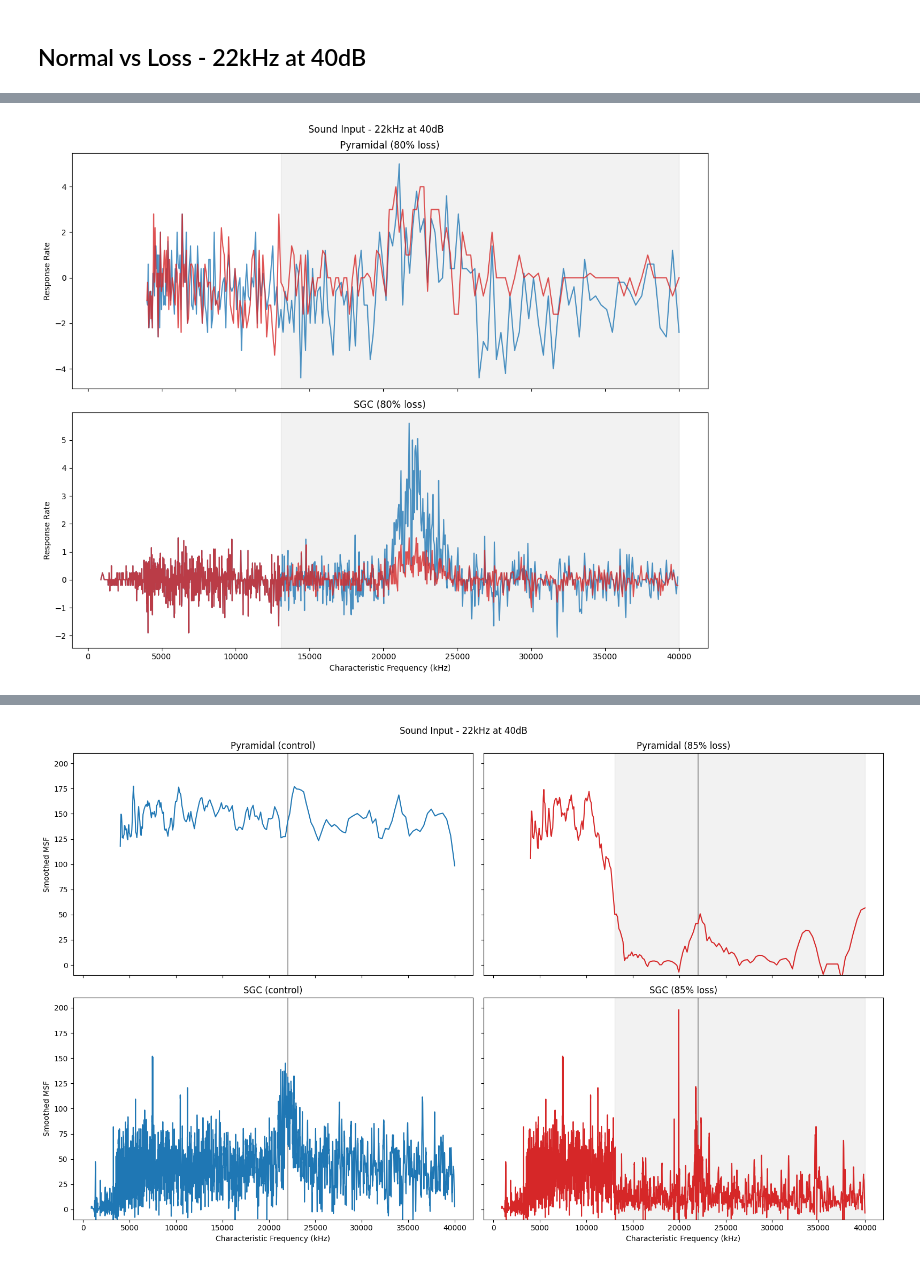
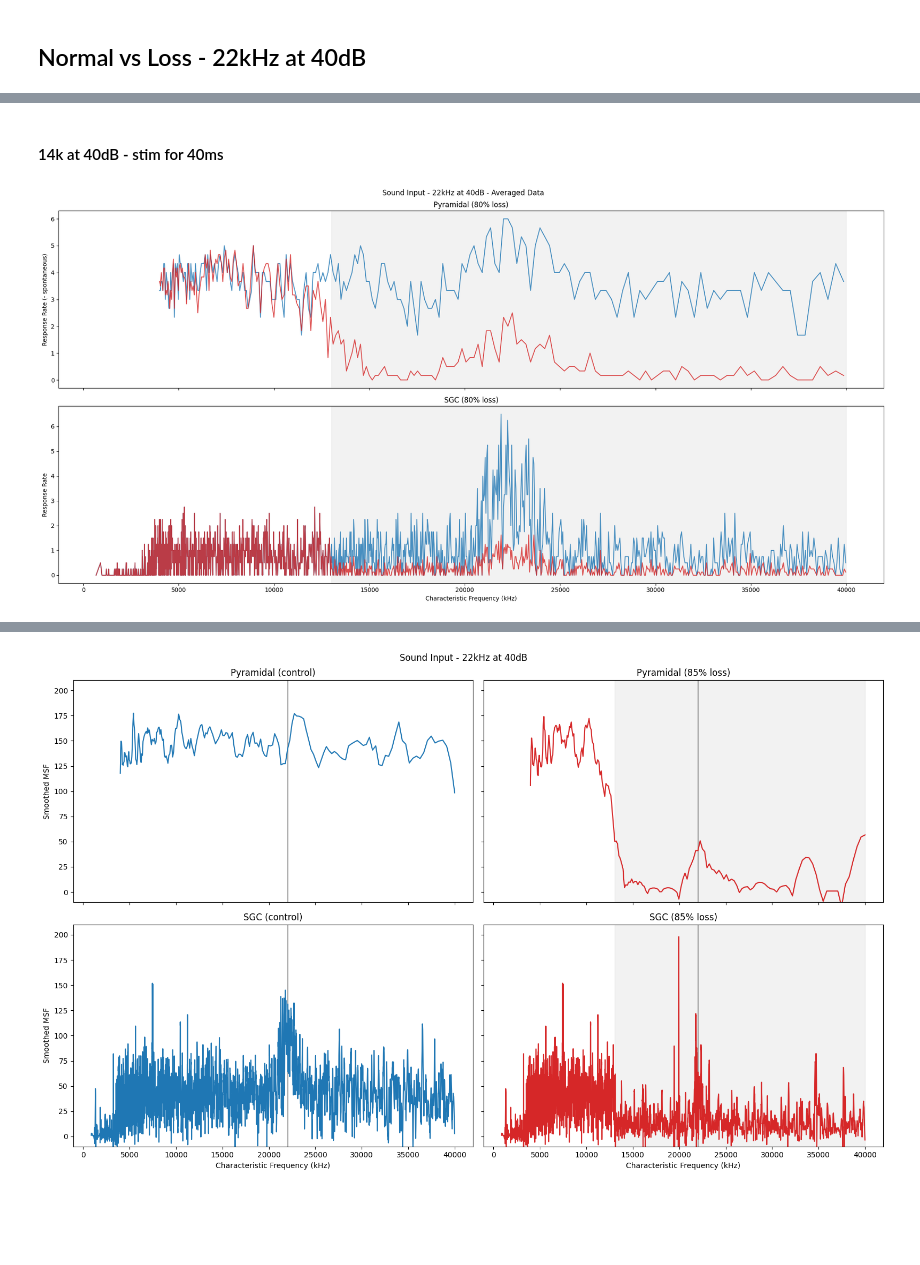
Before and after one commit to kedoxey/DCN_model, a Jupyter notebook: notebooks/cnmodel_sgc_rates.ipynb, the cells around one changed output, grey strips where cells are left out. Cells and saved outputs as stored; diff of their text form; code cells hidden in the pictures; blank space fills up the shorter version.

```diff
--- a/notebooks/cnmodel_sgc_rates.ipynb
+++ b/notebooks/cnmodel_sgc_rates.ipynb
@@ -559,0 +445,11 @@ fig.tight_layout()
+# %%
+stimpar = {
+    "dur": 0.26,
+    "pip": 0.1,
+    "start": [0.1],
+    "baseline": [50, 100],
+    "response": [100, 200],
+}
+
+input_freq = 22e3
+input_level = 60
@@ -560,88 +660,99 @@ fig.tight_layout()
+# %% [markdown]
+#### 14k at 40dB - stim for 40ms
 # %%
-results = pickle.load(open('/home/kedoxey/DCN_model/output/response_maps-network/213cfs_1dbs_22000if_1cpb_1nreps/results_df.pkl', 'rb'))
-pyr_ids_per_band = pickle.load(open('/home/kedoxey/DCN_model/output/response_maps-network/213cfs_1dbs_22000if_1cpb_1nreps/pyramidal_ids_per_band.pkl', 'rb'))
+n_cfs = 665
+n_reps = 2
+
+results = pickle.load(open(f'/home/kedoxey/DCN_model/output/response_maps-network/{n_cfs}cfs_1dbs_22000if_1cpb_{n_reps}nreps/results_df.pkl', 'rb'))
+pyr_ids_per_band = pickle.load(open(f'/home/kedoxey/DCN_model/output/response_maps-network/{n_cfs}cfs_1dbs_22000if_1cpb_{n_reps}nreps/pyramidal_ids_per_band.pkl', 'rb'))
+freqs = list(pyr_ids_per_band.keys())
 pyr_spont_rates = get_spontaneous_rate('pyramidal', results)
 sgc_spont_rates = get_spontaneous_rate('sgc', results)
-pyr_resp_spikes = get_cell_nspikes('pyramidal', results, stimpar['response'])
-sgc_resp_spikes = get_cell_nspikes('sgc', results, stimpar['response'])
+pyr_ids, pyr_resp_spikes = get_cell_nspikes('pyramidal', results, stimpar['response'])
+sgc_ids, sgc_resp_spikes = get_cell_nspikes('sgc', results, stimpar['response'])
 
 loss_frac = 80
-results_loss = pickle.load(open(f'/home/kedoxey/DCN_model/output/response_maps-network_13000loss-m1_{loss_frac}/213cfs_1dbs_22000if_1cpb_1nreps/results_df.pkl', 'rb'))
-pyr_ids_per_band = pickle.load(open(f'/home/kedoxey/DCN_model/output/response_maps-network_13000loss-m1_{loss_frac}/213cfs_1dbs_22000if_1cpb_1nreps/pyramidal_ids_per_band.pkl', 'rb'))
+results_loss = pickle.load(open(f'/home/kedoxey/DCN_model/output/response_maps-network_13000loss-m1_{loss_frac}/{n_cfs}cfs_1dbs_22000if_1cpb_{n_reps}nreps/results_df.pkl', 'rb'))
+pyr_ids_per_band = pickle.load(open(f'/home/kedoxey/DCN_model/output/response_maps-network_13000loss-m1_{loss_frac}/{n_cfs}cfs_1dbs_22000if_1cpb_{n_reps}nreps/pyramidal_ids_per_band.pkl', 'rb'))
+freqs_loss = list(pyr_ids_per_band.keys())
 pyr_spont_rates_loss = get_spontaneous_rate('pyramidal', results_loss)
 sgc_spont_rates_loss = get_spontaneous_rate('sgc', results_loss)
-pyr_resp_spikes_loss = get_cell_nspikes('pyramidal', results_loss, stimpar['response'])
-sgc_resp_spikes_loss = get_cell_nspikes('sgc', results_loss, stimpar['response'])
+pyr_ids_loss, pyr_resp_spikes_loss = get_cell_nspikes('pyramidal', results_loss, stimpar['response'])
+sgc_ids_loss, sgc_resp_spikes_loss = get_cell_nspikes('sgc', results_loss, stimpar['response'])
 
-fig, axs = plt.subplots(2,1,figsize=(12,10), sharex=True)  #, sharey=True)
+fig, axs = plt.subplots(2,1,figsize=(20,10), sharex=True)  #, sharey=True)
 axs = axs.ravel()
 
 
+win_length = 10
+polyorder = 3
 # axs[0].plot(freqs, n_spikes, color='tab:blue', zorder=12)
 # axs[0].plot(freqs, savgol_filter(n_spikes, 10, 3), color='tab:red', zorder=13)
 # axs[0].set_ylabel('Number of Spikes')
 # - sgc_spont_rates*(stimpar['response'][1] - stimpar['response'][0])
 nth_avg = 4
-n_spikes = sgc_resp_spikes- sgc_spont_rates*(stimpar['response'][1] - stimpar['response'][0])
+n_spikes = sgc_resp_spikes - 0*(stimpar['response'][1] - stimpar['response'][0])
 avg_n_spikes = ((n_spikes + np.roll(n_spikes,1))/nth_avg)[1::nth_avg]
 axs[1].plot(sgc_cfs[sgc_ids[0::nth_avg]],  avg_n_spikes, color='tab:blue', zorder=13, alpha=0.8)
 # axs[1].plot(sgc_cfs[sgc_ids], savgol_filter(sgc_resp_spikes- sgc_spont_rates*(stimpar['response'][1] - stimpar['response'][0]), win_length, 3) , color='tab:blue', zorder=13, alpha=0.8)
-# axs[1].plot(sgc_cfs[sgc_ids], sgc_resp_spikes- sgc_spont_rates*(stimpar['response'][1] - stimpar['response'][0]) , color='tab:blue', zorder=13, alpha=0.8)
+# axs[1].plot(sgc_cfs[sgc_ids], savgol_filter(sgc_resp_spikes, win_length, polyorder) , color='tab:blue', zorder=13, alpha=0.8)
+# axs[1].plot(sgc_cfs[sgc_ids], sgc_resp_spikes - sgc_spont_rates*(stimpar['response'][1] - stimpar['response'][0]) , color='tab:blue', zorder=13, alpha=0.8)
 axs[1].set_title('SGC (control)')
 
-n_spikes = sgc_resp_spikes_loss- sgc_spont_rates_loss*(stimpar['response'][1] - stimpar['response'][0])
+n_spikes = sgc_resp_spikes_loss - 0*(stimpar['response'][1] - stimpar['response'][0])
 avg_n_spikes = ((n_spikes + np.roll(n_spikes,1))/nth_avg)[1::nth_avg]
 axs[1].plot(sgc_cfs[sgc_ids[0::nth_avg]],  avg_n_spikes, color='tab:red', zorder=13, alpha=0.8)
 # - sgc_spont_rates_loss*(stimpar['response'][1] - stimpar['response'][0])
 # axs[1].plot(sgc_cfs[sgc_ids_loss], savgol_filter(sgc_resp_spikes_loss- sgc_spont_rates_loss*(stimpar['response'][1] - stimpar['response'][0]), win_length, 3) , color='tab:red', zorder=13, alpha=0.8)
-# axs[1].plot(sgc_cfs[sgc_ids_loss], sgc_resp_spikes_loss- sgc_spont_rates_loss*(stimpar['response'][1] - stimpar['response'][0]) , color='tab:red', zorder=13, alpha=0.8)
+# axs[1].plot(sgc_cfs[sgc_ids_loss], savgol_filter(sgc_resp_spikes_loss, win_length, polyorder) , color='tab:red', zorder=13, alpha=0.8)
+# axs[1].plot(sgc_cfs[sgc_ids_loss], sgc_resp_spikes_loss - sgc_spont_rates_loss*(stimpar['response'][1] - stimpar['response'][0]) , color='tab:red', zorder=13, alpha=0.8)
 axs[1].set_title(f"SGC ({loss_frac}% loss)")
 
-win_length = 40
-polyorder = 3
-# nth_avg = 1
-# n_spikes = pyr_resp_spikes- pyr_spont_rates*(stimpar['response'][1] - stimpar['response'][0])
-# avg_n_spikes = ((n_spikes + np.roll(n_spikes,1))/nth_avg)[1::nth_avg]
-# axs[0].plot(freqs[0::nth_avg], avg_n_spikes, color='tab:blue', zorder=13, alpha=0.8)
+nth_avg = 3
+n_spikes = pyr_resp_spikes - 0*(stimpar['response'][1] - stimpar['response'][0])
+avg_n_spikes = ((n_spikes + np.roll(n_spikes,1))/nth_avg)[1::nth_avg]
+axs[0].plot(freqs[0::nth_avg], avg_n_spikes, color='tab:blue', zorder=13, alpha=0.8)
 # - pyr_spont_rates*(stimpar['response'][1] - stimpar['response'][0])
 # axs[0].plot(freqs, savgol_filter(pyr_resp_spikes- pyr_spont_rates*(stimpar['response'][1] - stimpar['response'][0]), win_length, polyorder) , color='tab:blue', zorder=13, alpha=0.8)
-axs[0].plot(freqs, pyr_resp_spikes- pyr_spont_rates*(stimpar['response'][1] - stimpar['response'][0]) , color='tab:blue', zorder=13, alpha=0.8)
+# axs[0].plot(freqs, savgol_filter(pyr_resp_spikes, win_length, polyorder) , color='tab:blue', zorder=13, alpha=0.8)
+# axs[0].plot(freqs, pyr_resp_spikes - pyr_spont_rates*(stimpar['response'][1] - stimpar['response'][0]) , color='tab:blue', zorder=13, alpha=0.8)
 axs[0].set_title('Pyramidal (control)')
 
-# n_spikes = pyr_resp_spikes_loss- pyr_spont_rates_loss*(stimpar['response'][1] - stimpar['response'][0])
-# avg_n_spikes = ((n_spikes + np.roll(n_spikes,1))/nth_avg)[1::nth_avg]
-# axs[0].plot(freqs[0::nth_avg],  avg_n_spikes, color='tab:red', zorder=13, alpha=0.8)
+n_spikes = pyr_resp_spikes_loss - 0*(stimpar['response'][1] - stimpar['response'][0])
+avg_n_spikes = ((n_spikes + np.roll(n_spikes,1))/nth_avg)[1::nth_avg]
+axs[0].plot(freqs[0::nth_avg],  avg_n_spikes, color='tab:red', zorder=13, alpha=0.8)
 # - pyr_spont_rates_loss*(stimpar['response'][1] - stimpar['response'][0])
 # axs[0].plot(freqs, savgol_filter(pyr_resp_spikes_loss- pyr_spont_rates_loss*(stimpar['response'][1] - stimpar['response'][0]), win_length, polyorder) , color='tab:red', zorder=13, alpha=0.8)
-axs[0].plot(freqs, pyr_resp_spikes_loss- pyr_spont_rates_loss*(stimpar['response'][1] - stimpar['response'][0]) , color='tab:red', zorder=13, alpha=0.8)
+# axs[0].plot(freqs, savgol_filter(pyr_resp_spikes_loss, win_length, polyorder) , color='tab:red', zorder=13, alpha=0.8)
+# axs[0].plot(freqs, pyr_resp_spikes_loss - pyr_spont_rates_loss*(stimpar['response'][1] - stimpar['response'][0]) , color='tab:red', zorder=13, alpha=0.8)
 axs[0].set_title(f'Pyramidal ({loss_frac}% loss)')
 
 # axs[1,0].set_ylabel('Smoothed MSF')
 
 loss_inds = np.array(freqs)[np.where(np.array(freqs) > 13e3)[0]]
 
 for ax in axs:
 
     # ax.axvline(freqs[np.abs(np.array(freqs) - input_freq).argmin()], color='grey', alpha=0.7, zorder=2)
     nticks = 6
-    xtick_span = len(pyr_msfs_loss)//(nticks-1)
+    # xtick_span = len(pyr_msfs_loss)//(nticks-1)
     # ax.set_ylim([-10,210])
     # ax.set_xticks([freqs_log[i] for i in [xtick_span*i for i in range(nticks)]])
     # ax.set_xticklabels([round(freqs[i]/1000) for i in [xtick_span*i for i in range(nticks)]])
 
     # ax.set_xlim(left=freqs_log[freqs.index(np.float64(10069.39523082581))]-1000)
 
 axs[0].axvspan(xmin=loss_inds[0], xmax=loss_inds[-1], color='grey', alpha=0.1, zorder=1)
 axs[1].axvspan(xmin=loss_inds[0], xmax=loss_inds[-1], color='grey', alpha=0.1, zorder=1)
 
-axs[0].set_ylabel('Response Rate')
+axs[0].set_ylabel('Response Rate (- spontaneous)')
 axs[1].set_ylabel('Response Rate')
 
 axs[1].set_xlabel('Characteristic Frequency (kHz)')
 axs[1].set_xlabel('Characteristic Frequency (kHz)')
 
 # fig.suptitle(f'Pyramidal Response to {input_freq}Hz at {input_level}dB (85 hearing loss starting at 13kHz)')
-fig.suptitle(f"Sound Input - {round(input_freq/1000)}kHz at {input_level}dB")
+fig.suptitle(f"Sound Input - {round(input_freq/1000)}kHz at {input_level}dB - Averaged Data")
 fig.tight_layout()
 # %% [output]
-[figure, old version]
+[figure, new version]
```
Also changed, not shown: parts of 18 cells of this notebook, 29 other files.
